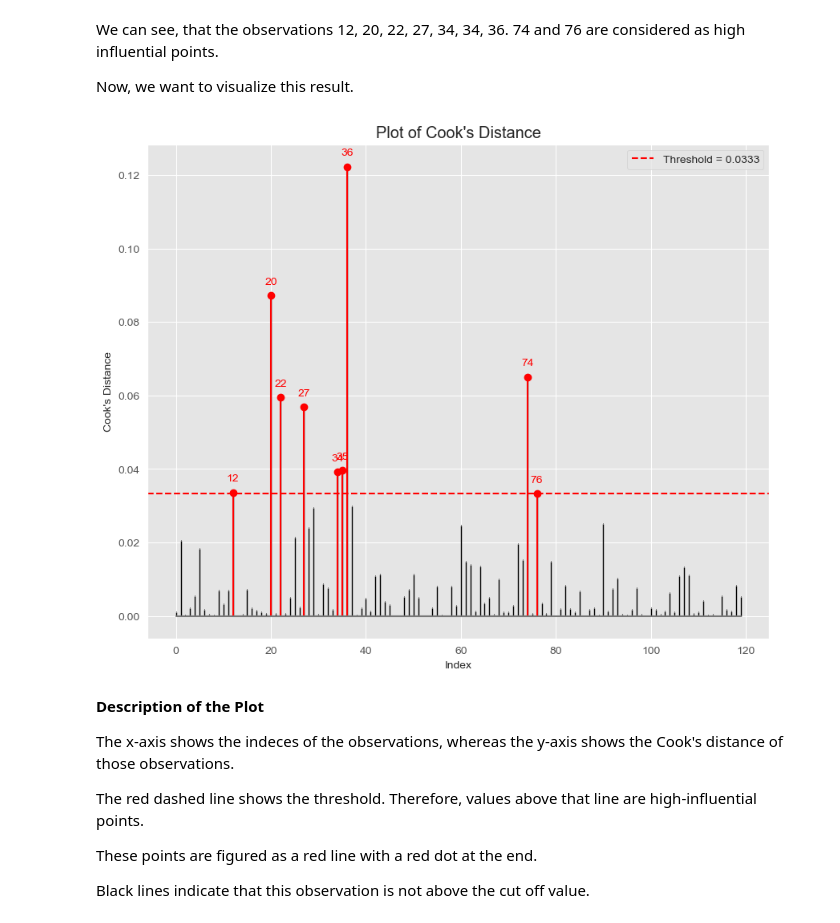
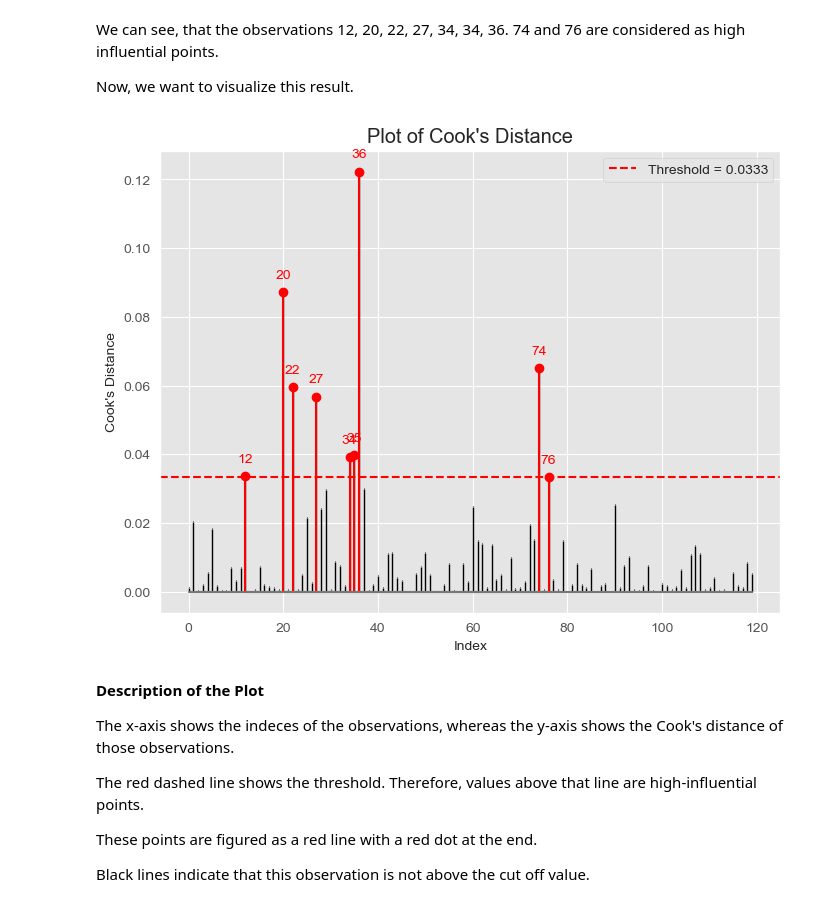
Before and after one commit to Statsomat/OLSAI, a Jupyter notebook: ColabNotebooks/CacaoPL_v2.ipynb, the cells around one changed output. Saved outputs shown, nothing was run; the diff lists cells and outputs as text; code cells hidden in the pictures.

```diff
--- a/ColabNotebooks/CacaoPL_v2.ipynb
+++ b/ColabNotebooks/CacaoPL_v2.ipynb
@@ -417,26 +417,26 @@ We can see, that the observations 12, 20, 22, 27, 34, 34, 36. 74 and 76 are cons
 
 Now, we want to visualize this result.
 # %%
-plt.figure(figsize=(10, 8))
+plt.figure(figsize=(8, 6))
 stemlines, baseline, markerline = plt.stem(np.arange(len(cooks_d)), cooks_d, markerfmt=",")
 plt.setp(stemlines, 'color', plt.getp(markerline, 'color'))
 plt.setp(markerline, markersize=5)
 plt.setp(baseline, 'color', 'black', 'linewidth', 1)
 
 for i in high_influence_points:
     plt.annotate(i, (i, cooks_d[i]), textcoords="offset points", xytext=(0,10), ha='center', color='red')
 
 high_stemlines = plt.stem(high_influence_points, cooks_d[high_influence_points], linefmt='r')
 plt.setp(high_stemlines[0], 'color', 'red')
 
 plt.axhline(y=threshold, color='r', linestyle='--', label=f'Threshold = {threshold:.4f}')
 plt.xlabel('Index')
 plt.ylabel("Cook's Distance")
 plt.title("Plot of Cook's Distance")
 plt.legend()
 plt.show()
 # %% [output]
-[figure, old version]
+[figure, new version]
 # %% [markdown]
 **Description of the Plot**
 
```
Also changed, not shown: parts of 6 cells of this notebook.
